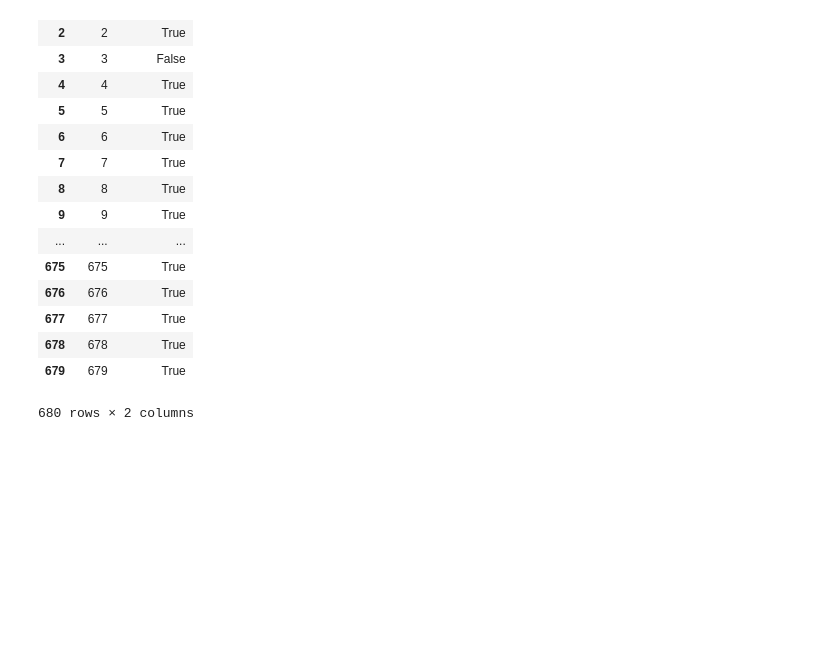
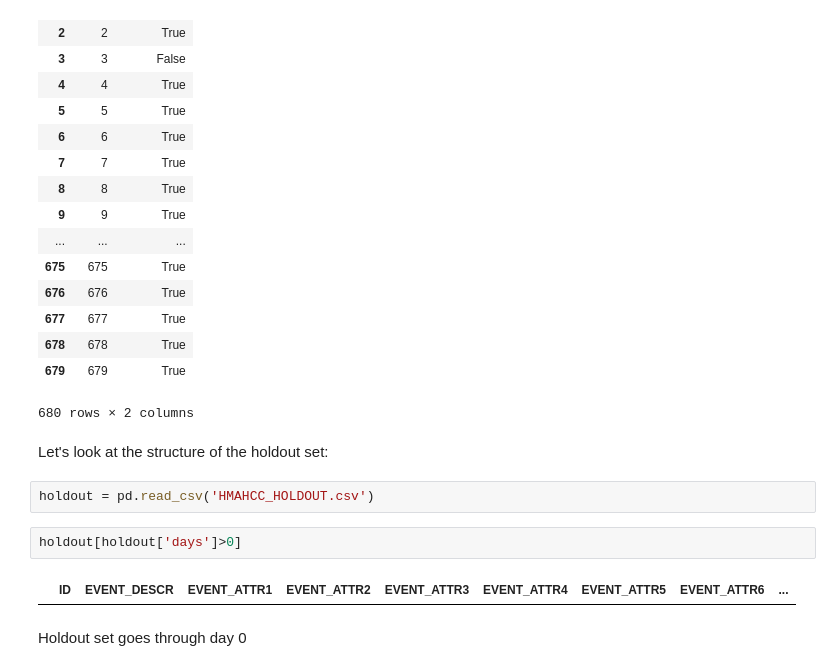
Before and after one commit to chenson2018/Humana-Mays-Competition, a Jupyter notebook: Exploration.ipynb, the cells around one changed output. Drawn from its saved outputs; the diff is of its cells as text; blank space fills up the shorter version.

Commit message:
Look at Holdout Set

```diff
--- a/Exploration.ipynb
+++ b/Exploration.ipynb
@@ -521,3 +521,13 @@ person_ex_df
 | 678 | 678 | True |
 | 679 | 679 | True |
 680 rows × 2 columns
+# %% [markdown]
+Let's look at the structure of the holdout set:
+# %%
+holdout = pd.read_csv('HMAHCC_HOLDOUT.csv')
+# %%
+holdout[holdout['days']>0]
+# %% [output]
+|  | ID | EVENT_DESCR | EVENT_ATTR1 | EVENT_ATTR2 | EVENT_ATTR3 | EVENT_ATTR4 | EVENT_ATTR5 | EVENT_ATTR6 | ... |
+# %% [markdown]
+Holdout set goes through day 0
```
